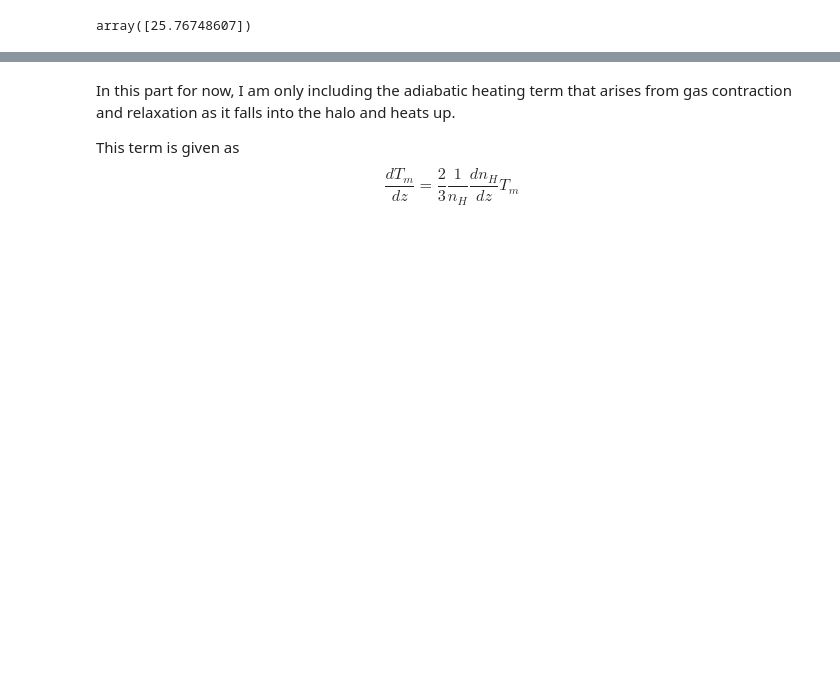
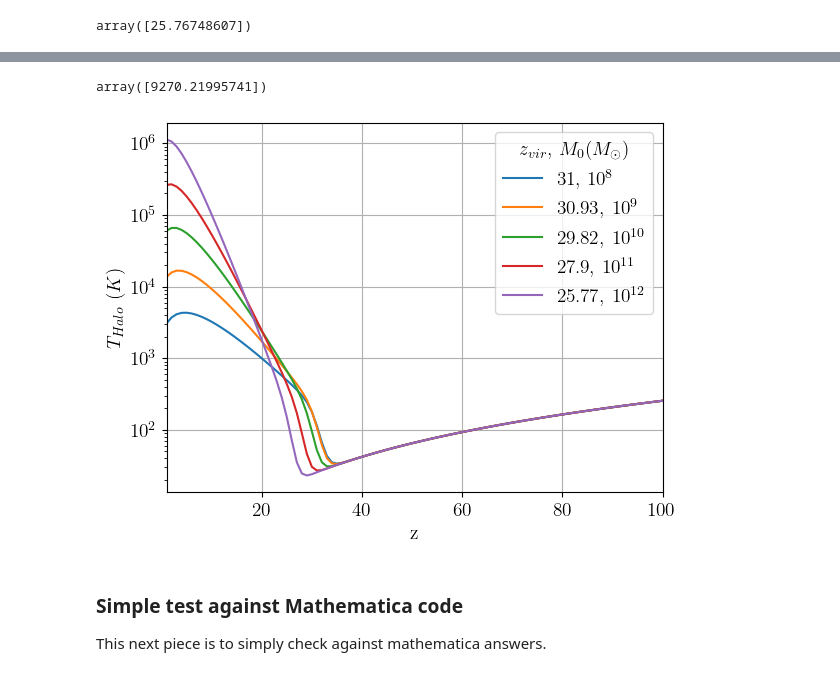
Before and after one commit to yash-aggarwal-17/AxionDCBH, a Jupyter notebook: AxionDCBH.ipynb, the cells around one changed output, grey strips where cells are left out. Drawn from its saved outputs; the diff is of its cells as text; code cells hidden in the pictures; blank space fills up the shorter version.

```diff
--- a/AxionDCBH.ipynb
+++ b/AxionDCBH.ipynb
@@ -463,7 +574,0 @@ np.float64(23772.524134363473)
-# %% [markdown]
-In this part for now, I am only including the adiabatic heating term that arises from gas contraction and relaxation as it falls into the halo and heats up.
-
-This term is given as
-$$
-    \frac{d T_m}{d z} = \frac{2}{3} \frac{1}{n_H} \frac{d n_H}{d z} T_m
-$$
@@ -474,0 +575,50 @@ def dTm_dt_adiabat(z, nH):
+# %%
+# Define a base temperature function
+
+def T_halo (k, m0, z):
+
+    """
+    k - parameter to sigmoid function
+    m0 - final halo mass
+    """
+
+    z = np.asarray(z)
+
+    # Define sigmoid of x
+    sigmoid_x = 1 / (1 + np.exp(- k * (z - zvir(m0))) )
+
+    # z >> zvir
+    temp_1 = phys.T_IGM(z)
+
+    # z <= zvir
+    temp_2 = phys.Tvir(z, MAH(m0, z))
+
+    return (sigmoid_x)*temp_1 + (1-sigmoid_x)*temp_2
+# %%
+T_halo(1, 1e+9, 10)
+# %% [output]
+array([9270.21995741])
+# %%
+# Plot T_halo(z) for k = 1, and different zvir
+plt.figure()
+
+plt.plot(z_list, T_halo(1, 1e+8, z_list), label = r'31, $10^{8}$')
+plt.plot(z_list, T_halo(1, 1e+9, z_list), label = r'30.93, $10^{9}$')
+plt.plot(z_list, T_halo(1, 1e+10, z_list), label = r'29.82, $10^{10}$')
+plt.plot(z_list, T_halo(1, 1e+11, z_list), label = r'27.9, $10^{11}$')
+plt.plot(z_list, T_halo(1, 1e+12, z_list), label = r'25.77, $10^{12}$')
+
+plt.yscale('log')
+plt.grid()
+plt.xlabel('z')
+plt.ylabel(r'$T_{Halo}$ ($K$)')
+plt.xlim(1,1e+2)
+
+plt.legend(title = r'$z_{vir}$, $M_0 (M_\odot)$')
+plt.show()
+# %% [output]
+[figure, added]
+# %% [markdown]
+### Simple test against Mathematica code
+
+This next piece is to simply check against mathematica answers.
```
Also changed, not shown: parts of 83 cells of this notebook.
